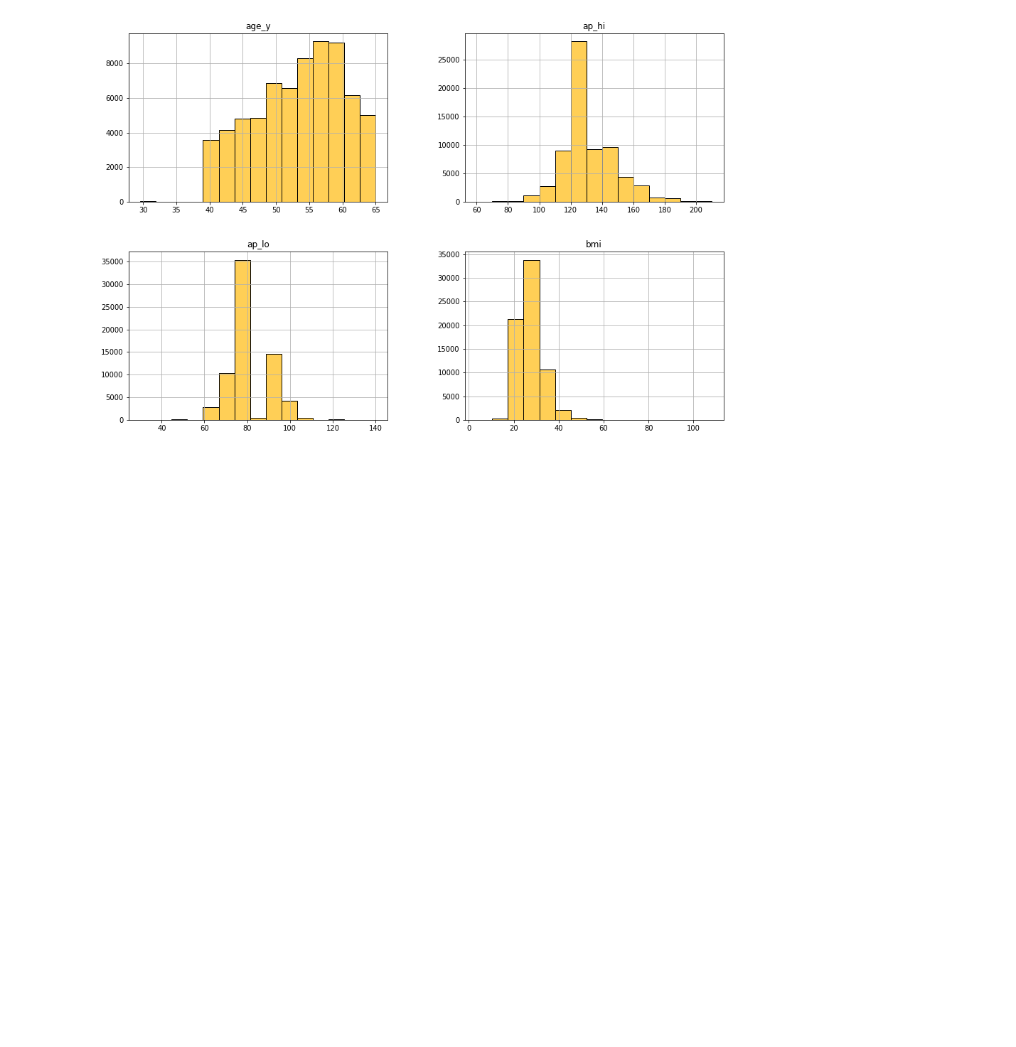
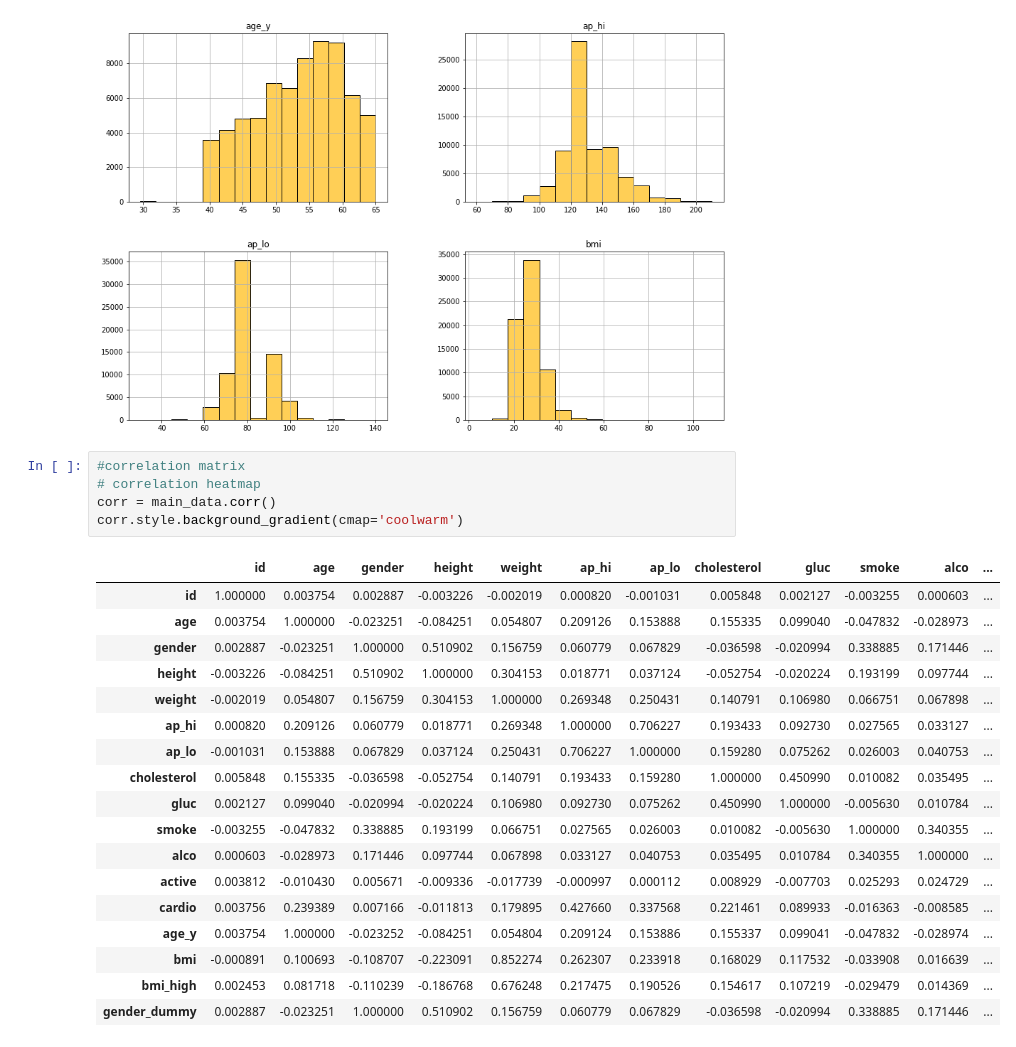
Before and after one commit to GregoryDzej/Big-Data-Python-task, a Jupyter notebook: Big_data_Cardio_.ipynb, the cells around one changed output. Saved outputs shown, nothing was run; the diff lists cells and outputs as text; blank space fills up the shorter version.

```diff
--- a/Big_data_Cardio_.ipynb
+++ b/Big_data_Cardio_.ipynb
@@ -274,3 +277,27 @@ array([[<matplotlib.axes._subplots.AxesSubplot object at 0x...>,
         <matplotlib.axes._subplots.AxesSubplot object at 0x...>]],
       dtype=object)
 [figure]
+# %%
+#correlation matrix
+# correlation heatmap
+corr = main_data.corr()
+corr.style.background_gradient(cmap='coolwarm')
+# %% [output]
+|  | id | age | gender | height | weight | ap_hi | ap_lo | cholesterol | gluc | smoke | alco | ... |
+| id | 1.000000 | 0.003754 | 0.002887 | -0.003226 | -0.002019 | 0.000820 | -0.001031 | 0.005848 | 0.002127 | -0.003255 | 0.000603 | ... |
+| age | 0.003754 | 1.000000 | -0.023251 | -0.084251 | 0.054807 | 0.209126 | 0.153888 | 0.155335 | 0.099040 | -0.047832 | -0.028973 | ... |
+| gender | 0.002887 | -0.023251 | 1.000000 | 0.510902 | 0.156759 | 0.060779 | 0.067829 | -0.036598 | -0.020994 | 0.338885 | 0.171446 | ... |
+| height | -0.003226 | -0.084251 | 0.510902 | 1.000000 | 0.304153 | 0.018771 | 0.037124 | -0.052754 | -0.020224 | 0.193199 | 0.097744 | ... |
+| weight | -0.002019 | 0.054807 | 0.156759 | 0.304153 | 1.000000 | 0.269348 | 0.250431 | 0.140791 | 0.106980 | 0.066751 | 0.067898 | ... |
+| ap_hi | 0.000820 | 0.209126 | 0.060779 | 0.018771 | 0.269348 | 1.000000 | 0.706227 | 0.193433 | 0.092730 | 0.027565 | 0.033127 | ... |
+| ap_lo | -0.001031 | 0.153888 | 0.067829 | 0.037124 | 0.250431 | 0.706227 | 1.000000 | 0.159280 | 0.075262 | 0.026003 | 0.040753 | ... |
+| cholesterol | 0.005848 | 0.155335 | -0.036598 | -0.052754 | 0.140791 | 0.193433 | 0.159280 | 1.000000 | 0.450990 | 0.010082 | 0.035495 | ... |
+| gluc | 0.002127 | 0.099040 | -0.020994 | -0.020224 | 0.106980 | 0.092730 | 0.075262 | 0.450990 | 1.000000 | -0.005630 | 0.010784 | ... |
+| smoke | -0.003255 | -0.047832 | 0.338885 | 0.193199 | 0.066751 | 0.027565 | 0.026003 | 0.010082 | -0.005630 | 1.000000 | 0.340355 | ... |
+| alco | 0.000603 | -0.028973 | 0.171446 | 0.097744 | 0.067898 | 0.033127 | 0.040753 | 0.035495 | 0.010784 | 0.340355 | 1.000000 | ... |
+| active | 0.003812 | -0.010430 | 0.005671 | -0.009336 | -0.017739 | -0.000997 | 0.000112 | 0.008929 | -0.007703 | 0.025293 | 0.024729 | ... |
+| cardio | 0.003756 | 0.239389 | 0.007166 | -0.011813 | 0.179895 | 0.427660 | 0.337568 | 0.221461 | 0.089933 | -0.016363 | -0.008585 | ... |
+| age_y | 0.003754 | 1.000000 | -0.023252 | -0.084251 | 0.054804 | 0.209124 | 0.153886 | 0.155337 | 0.099041 | -0.047832 | -0.028974 | ... |
+| bmi | -0.000891 | 0.100693 | -0.108707 | -0.223091 | 0.852274 | 0.262307 | 0.233918 | 0.168029 | 0.117532 | -0.033908 | 0.016639 | ... |
+| bmi_high | 0.002453 | 0.081718 | -0.110239 | -0.186768 | 0.676248 | 0.217475 | 0.190526 | 0.154617 | 0.107219 | -0.029479 | 0.014369 | ... |
+| gender_dummy | 0.002887 | -0.023251 | 1.000000 | 0.510902 | 0.156759 | 0.060779 | 0.067829 | -0.036598 | -0.020994 | 0.338885 | 0.171446 | ... |
```
Also changed, not shown: parts of 3 cells of this notebook.
